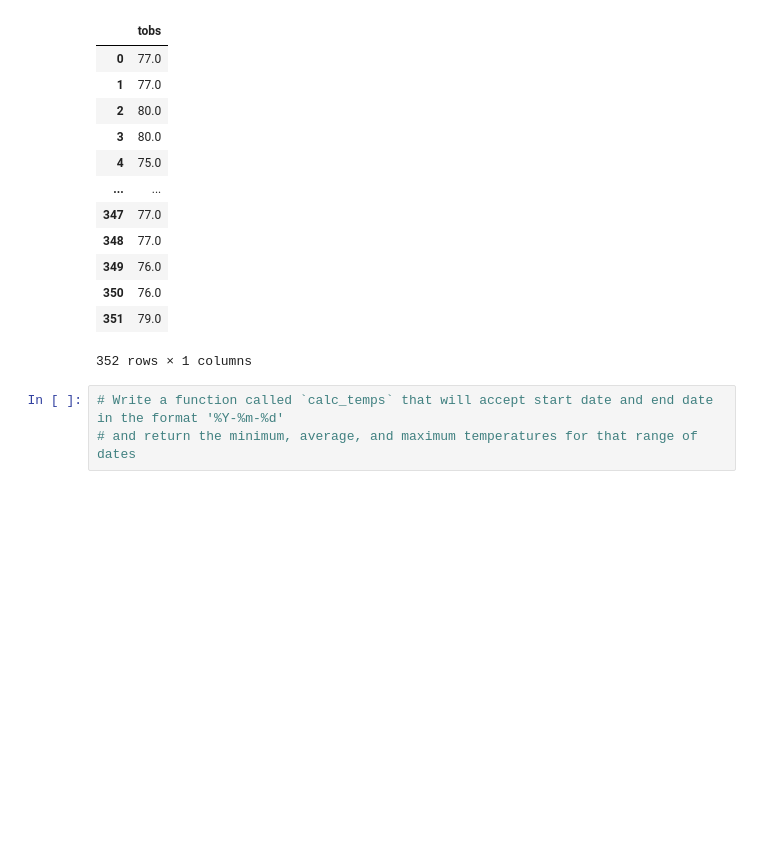
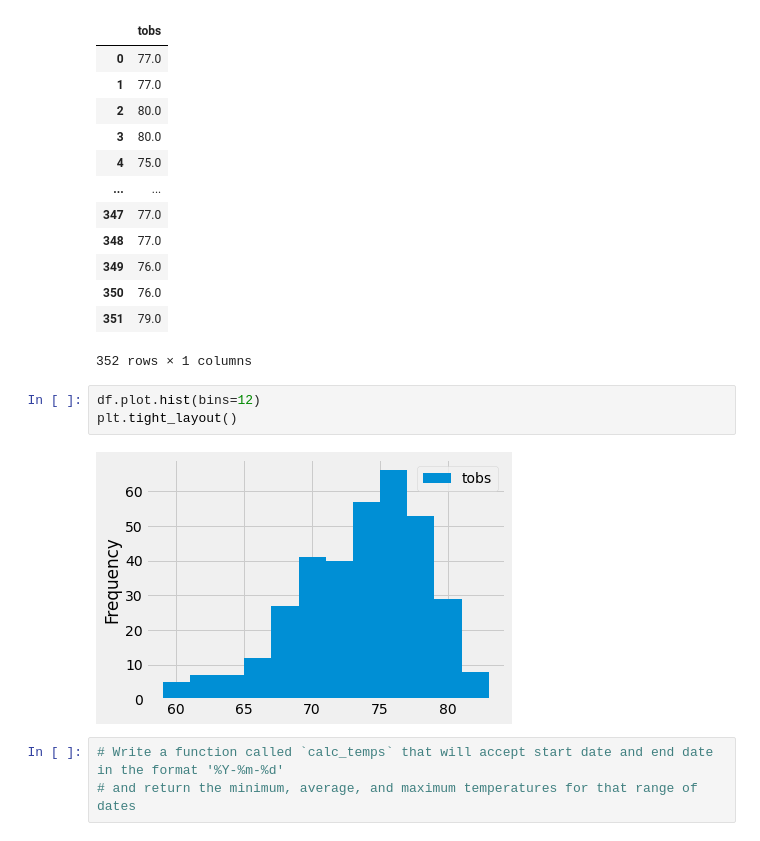
Before and after one commit to lalittoshniwal/surfs_up, a Jupyter notebook: climate_analysis.ipynb, the cells around one changed output. Saved outputs shown, nothing was run; the diff lists cells and outputs as text; blank space fills up the shorter version.

```diff
--- a/climate_analysis.ipynb
+++ b/climate_analysis.ipynb
@@ -170,6 +170,11 @@ df
 | 350 | 76.0 |
 | 351 | 79.0 |
 352 rows × 1 columns
+# %%
+df.plot.hist(bins=12)
+plt.tight_layout()
+# %% [output]
+[figure, added]
 # %%
 # Write a function called `calc_temps` that will accept start date and end date in the format '%Y-%m-%d'
 # and return the minimum, average, and maximum temperatures for that range of dates
```
Also changed, not shown: 5 other files.
